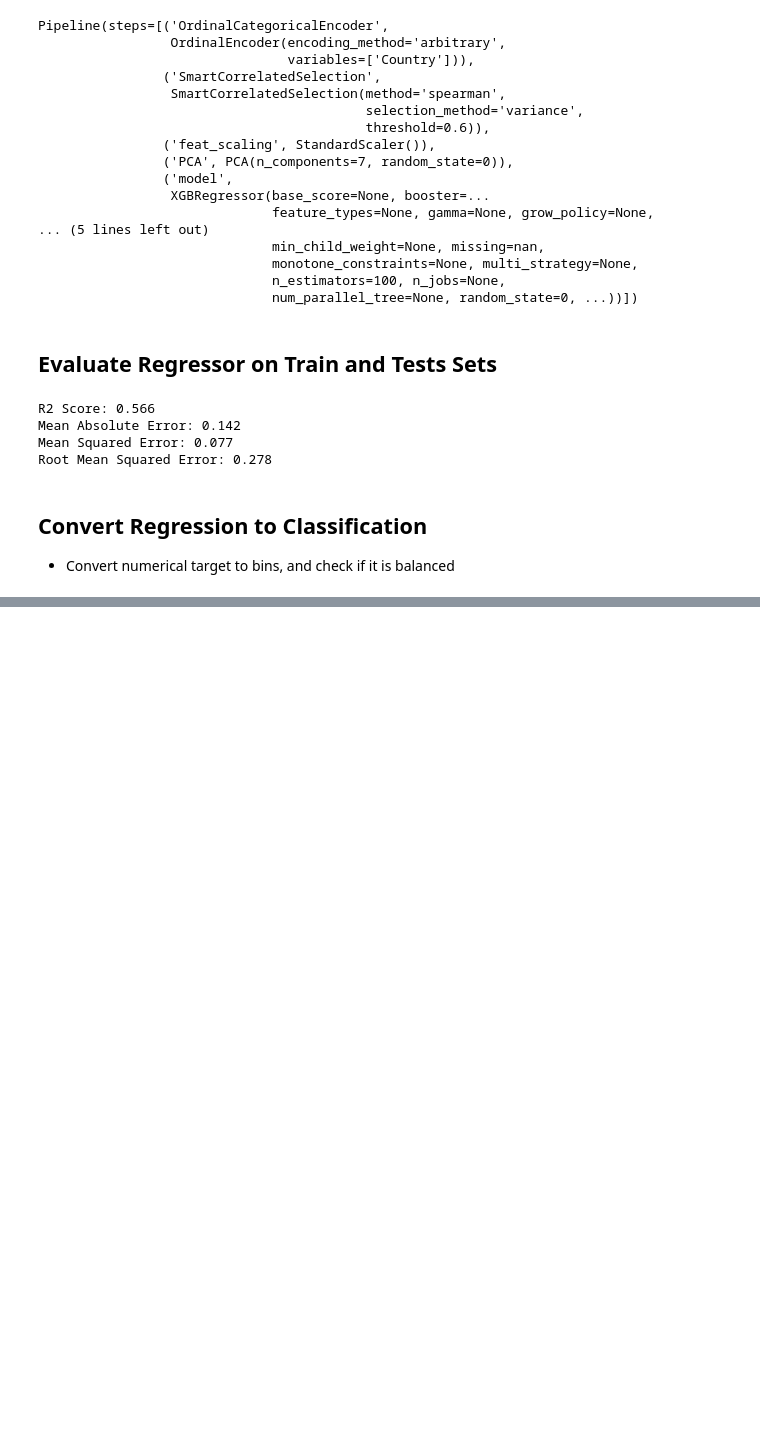
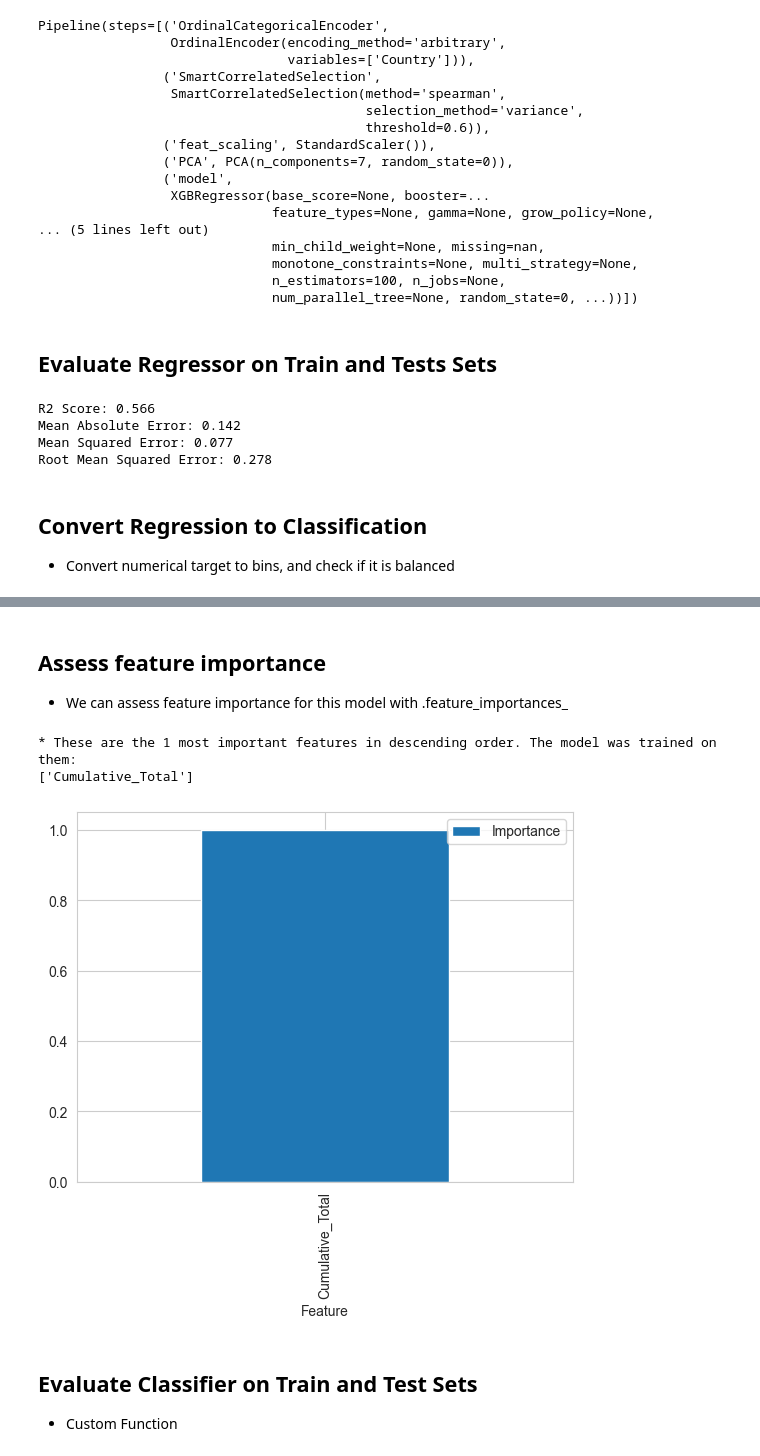
Before and after one commit to Grampers-Dev/CO2Oracle, a Jupyter notebook: jupyter_notebooks/06 - CO2 Emissions Classification Model.ipynb, the cells around one changed output, grey strips where cells are left out. Saved outputs shown, nothing was run; the diff lists cells and outputs as text; code cells hidden in the pictures; blank space fills up the shorter version.

```diff
--- a/jupyter_notebooks/06 - CO2 Emissions Classification Model.ipynb
+++ b/jupyter_notebooks/06 - CO2 Emissions Classification Model.ipynb
@@ -1167,0 +1287,7 @@ plt.show()
+# %%
+from sklearn.metrics import make_scorer,  recall_score
+search = HyperparameterOptimizationSearch(
+    models=models_search, params=params_search)
+search.fit(X_train, y_train,
+           scoring=make_scorer(recall_score, labels=[0], average=None),
+           n_jobs=-1, cv=5)
@@ -1167,0 +1300,3 @@ plt.show()
+# %%
+grid_search_summary, grid_search_pipelines = search.score_summary(sort_by='mean_score')
+grid_search_summary
@@ -1167,0 +1323,3 @@ plt.show()
+# %%
+best_model = grid_search_summary.iloc[0,0]
+best_model
@@ -1167,0 +1341,3 @@ plt.show()
+# %%
+pipeline_clf = grid_search_pipelines[best_model].best_estimator_
+pipeline_clf
@@ -1167,0 +1356,38 @@ plt.show()
+# %% [markdown]
+## Assess feature importance
+- We can assess feature importance for this model with .feature_importances_
+# %%
+# after data cleaning and feat engine, the feature may space changes
+# how much data cleaning and feature engineering does your pipeline have?
+data_cleaning_feat_eng_steps = 2
+columns_after_data_cleaning_feat_eng = (Pipeline(pipeline_clf.steps[:data_cleaning_feat_eng_steps])
+                                        .transform(X_train)
+                                        .columns)
+
+# best_features = columns_after_data_cleaning_feat_eng
+best_features = columns_after_data_cleaning_feat_eng[pipeline_clf['feat_selection'].get_support(
+)].to_list()
+
+# create DataFrame to display feature importance
+df_feature_importance = (pd.DataFrame(data={
+    'Feature': columns_after_data_cleaning_feat_eng[pipeline_clf['feat_selection'].get_support()],
+    'Importance': pipeline_clf['model'].feature_importances_})
+    .sort_values(by='Importance', ascending=False)
+)
+
+# reassign best features in order
+best_features = df_feature_importance['Feature'].to_list()
+
+# Most important features statement and plot
+print(f"* These are the {len(best_features)} most important features in descending order. "
+      f"The model was trained on them: \n{best_features}")
+
+df_feature_importance.plot(kind='bar', x='Feature', y='Importance')
+plt.show()
+# %% [output]
+* These are the 1 most important features in descending order. The model was trained on them:
+['Cumulative_Total']
+[figure, added]
+# %% [markdown]
+## Evaluate Classifier on Train and Test Sets
+- Custom Function
```
Also changed, not shown: parts of 95 cells of this notebook.
